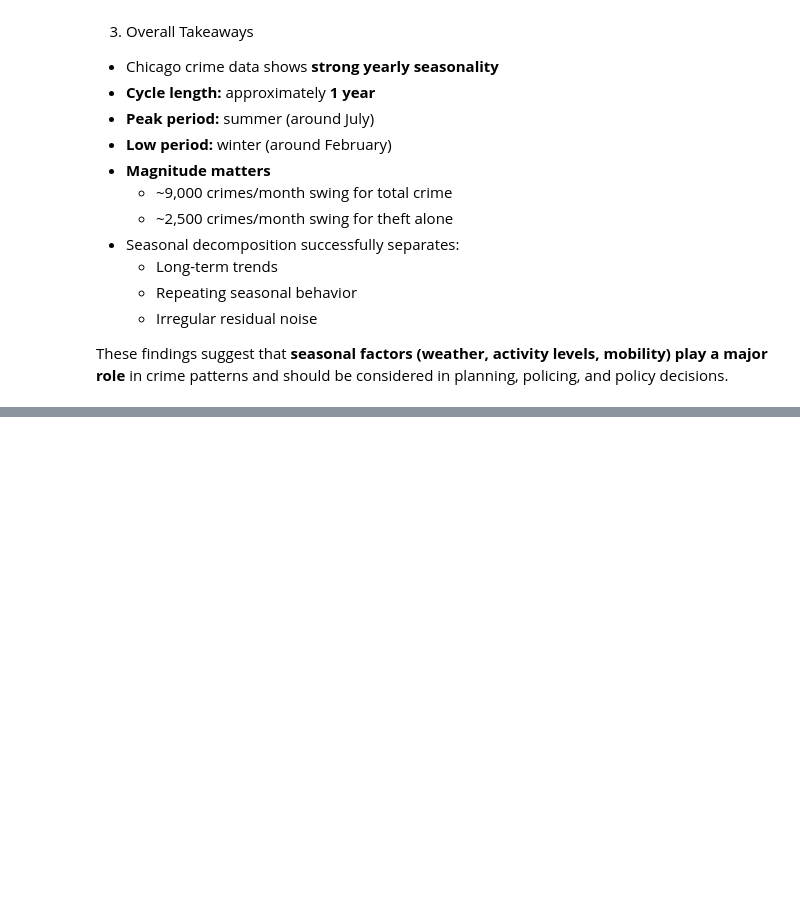
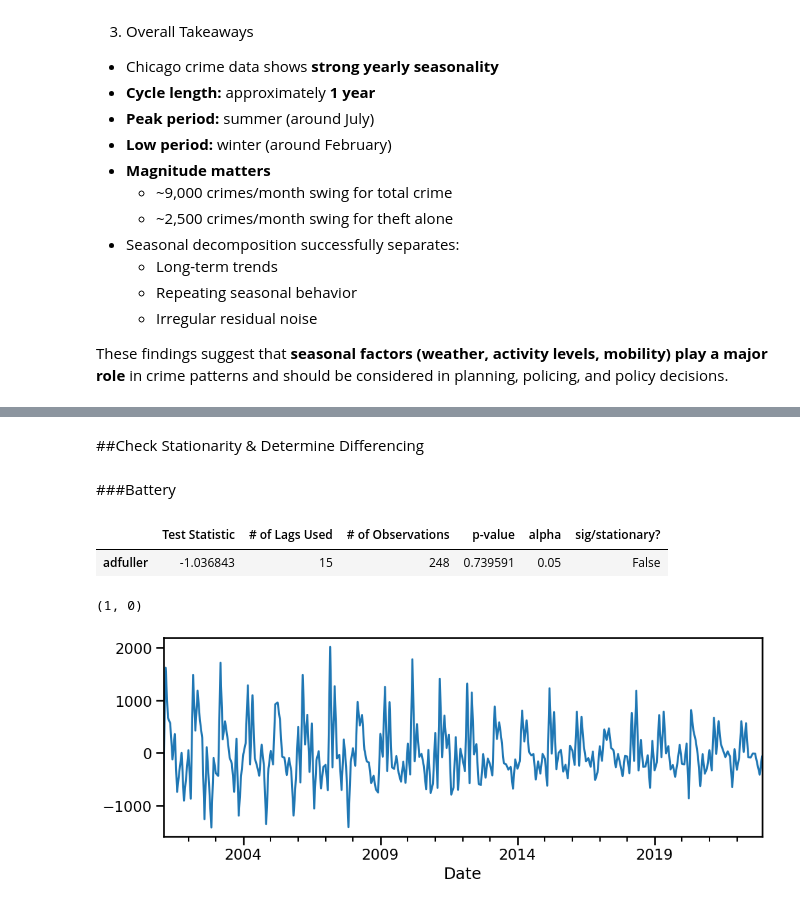
Before and after one commit to Taimaaaa/Chicago-Crime-Data, a Jupyter notebook: Chicago_Crime_Data.ipynb, the cells around one changed output, grey strips where cells are left out. Saved outputs shown, nothing was run; the diff lists cells and outputs as text; code cells hidden in the pictures; blank space fills up the shorter version.

```diff
--- a/Chicago_Crime_Data.ipynb
+++ b/Chicago_Crime_Data.ipynb
@@ -543,0 +1040,28 @@ in crime patterns and should be considered in planning, policing, and policy dec
+# %% [markdown]
+##Check Stationarity & Determine Differencing
+# %% [markdown]
+###Battery
+# %%
+# ADF test
+get_adfuller_results(battery_ts)
+# %% [output]
+|  | Test Statistic | # of Lags Used | # of Observations | p-value | alpha | sig/stationary? |
+| adfuller | -1.036843 | 15 | 248 | 0.739591 | 0.05 | False |
+# %%
+# programmatic differencing
+battery_d = ndiffs(battery_ts)
+battery_D = nsdiffs(battery_ts, m=12)
+
+battery_d, battery_D
+# %% [output]
+(1, 0)
+# %%
+# apply differencing based on results
+battery_ts_diff = battery_ts.diff(battery_d).dropna()
+
+if battery_D > 0:
+    battery_ts_diff = battery_ts_diff.diff(12).dropna()
+
+battery_ts_diff.plot();
+# %% [output]
+[figure, added]
```
Also changed, not shown: parts of 92 cells of this notebook.
